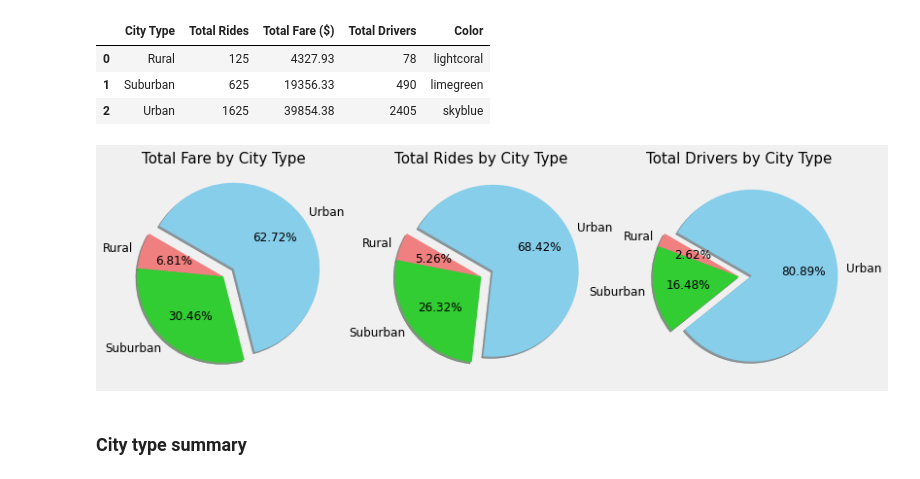
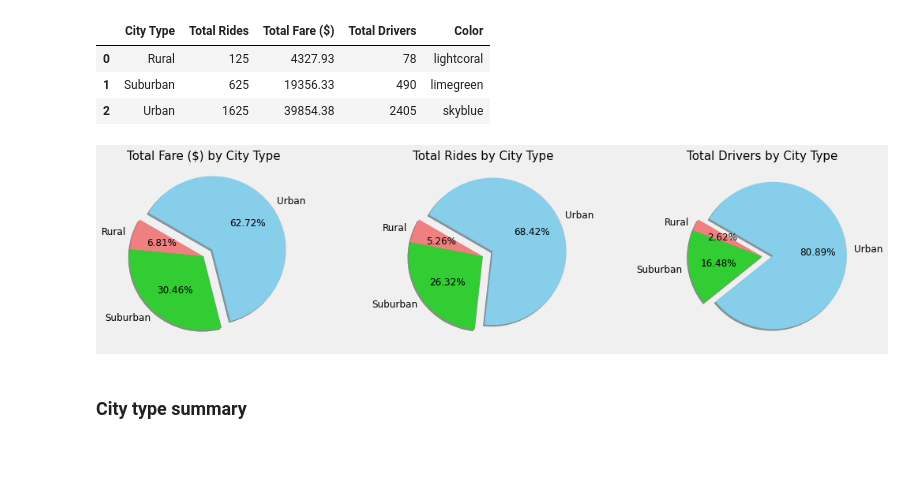
Before and after one commit to tri-bui/sandbox-analytics, a Jupyter notebook: pyber/analysis.ipynb, the cells around one changed output. Cells and saved outputs as stored; diff of their text form; code cells hidden in the pictures.

```diff
--- a/pyber/pyber.ipynb
+++ b/pyber/analysis.ipynb
@@ -16,6 +16,7 @@ import matplotlib.pyplot as plt
 # Plot settings
 mpl.style.use('fivethirtyeight')
 mpl.rcParams['font.size'] = 12
+mpl.rcParams['figure.figsize'] = (12, 4)
 mpl.rcParams['savefig.bbox'] = 'tight'
 # %%
 # City data
@@ -197,7 +180,7 @@ bubble_plt.savefig('analysis/pltbubble.png')
 box_cols = ['Total Rides', 'Average Fare ($)', 'Total Drivers']
 
 # Box plots
-box, ax = plt.subplots(1, 3, figsize=(12, 4))
+box, ax = plt.subplots(1, 3, figsize=(16, 4))
 box.suptitle('City Data by Type')
 for i in range(3):
     ax[i].boxplot([frame[box_cols[i]] for frame in type_dfs.values()], labels=list(type_dfs.keys()))
@@ -227,15 +210,17 @@ df_by_type
 | 2 | Urban | 1625 | 39854.38 | 2405 | skyblue |
 # %%
 # Cols to plot
-pie_cols = ['Total Fare', 'Total Rides', 'Total Drivers']
+pie_cols = ['Total Fare ($)', 'Total Rides', 'Total Drivers']
 
 # Pie charts
-pie, ax = plt.subplots(1, 3, figsize=(12, 4))
+pie, ax = plt.subplots(1, 3, figsize=(16, 4))
 for i in range(3):
-    ax[i].pie(x=df_by_type[pie_cols[i]], labels=df_by_type['City Type'], colors=df_by_type['Color'],
-              autopct='%.2f%%', startangle=150, explode=[0, 0, 0.15], shadow=True)
+    ax[i].pie(x=df_by_type[pie_cols[i]],
+              labels=df_by_type['City Type'].str.replace('($)', '', regex=False),
+              colors=df_by_type['Color'], autopct='%.2f%%', startangle=150,
+              explode=[0, 0, 0.15], shadow=True)
     ax[i].set_title(pie_cols[i] + ' by City Type', fontsize=15)
 plt.show()
 # %% [output]
-[figure, old version]
+[figure, new version]
 # %%
```
Also changed, not shown: parts of 13 cells of this notebook, 7 other files.
